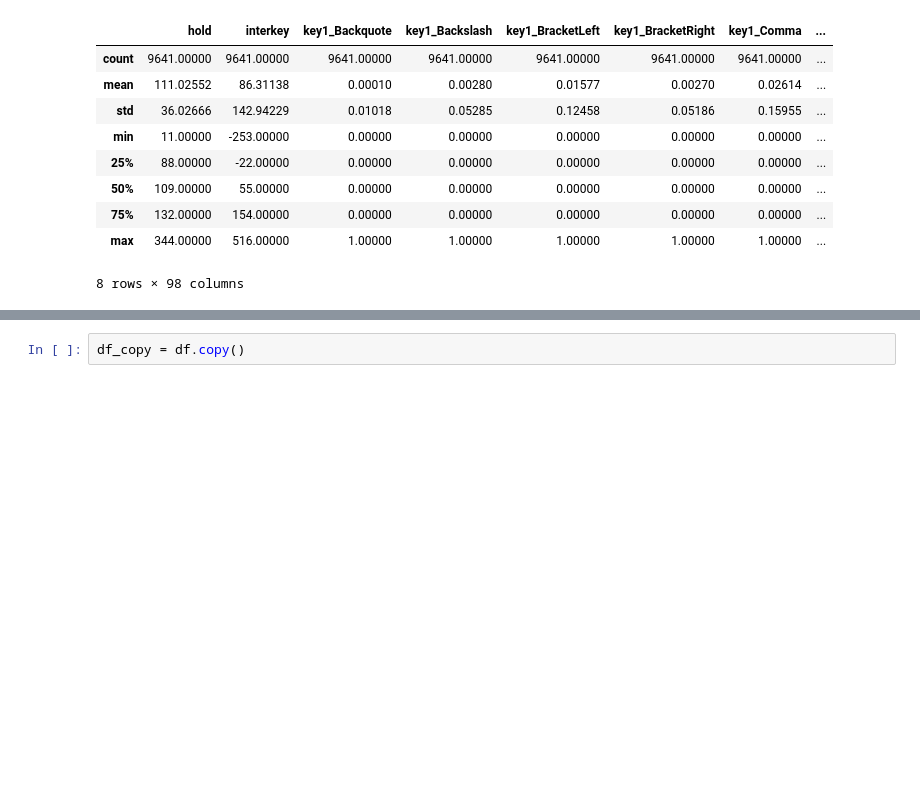
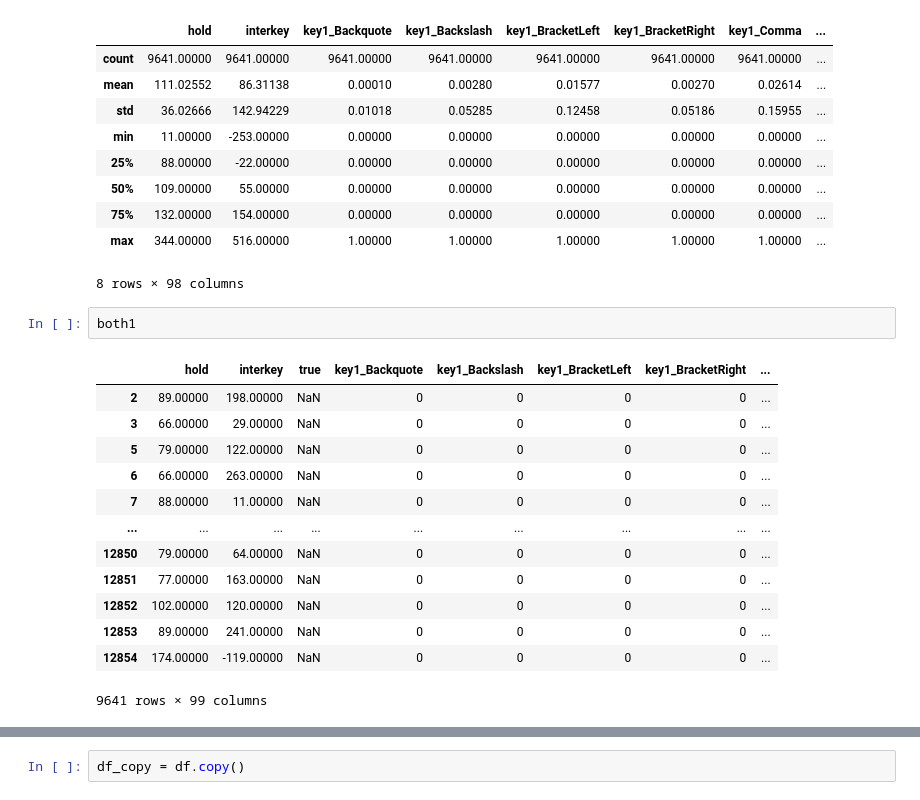
Before and after one commit to andrey13771/profiler, a Jupyter notebook: research/profiler_research.ipynb, the cells around one changed output, grey strips where cells are left out. Saved outputs shown, nothing was run; the diff lists cells and outputs as text; blank space fills up the shorter version.

```diff
--- a/research/profiler_research.ipynb
+++ b/research/profiler_research.ipynb
@@ -333,6 +333,22 @@ both1.describe()
 | 75% | 132.00000 | 154.00000 | 0.00000 | 0.00000 | 0.00000 | 0.00000 | 0.00000 | ... |
 | max | 344.00000 | 516.00000 | 1.00000 | 1.00000 | 1.00000 | 1.00000 | 1.00000 | ... |
 8 rows × 98 columns
+# %%
+both1
+# %% [output]
+|  | hold | interkey | true | key1_Backquote | key1_Backslash | key1_BracketLeft | key1_BracketRight | ... |
+| 2 | 89.00000 | 198.00000 | NaN | 0 | 0 | 0 | 0 | ... |
+| 3 | 66.00000 | 29.00000 | NaN | 0 | 0 | 0 | 0 | ... |
+| 5 | 79.00000 | 122.00000 | NaN | 0 | 0 | 0 | 0 | ... |
+| 6 | 66.00000 | 263.00000 | NaN | 0 | 0 | 0 | 0 | ... |
+| 7 | 88.00000 | 11.00000 | NaN | 0 | 0 | 0 | 0 | ... |
+| ... | ... | ... | ... | ... | ... | ... | ... | ... |
+| 12850 | 79.00000 | 64.00000 | NaN | 0 | 0 | 0 | 0 | ... |
+| 12851 | 77.00000 | 163.00000 | NaN | 0 | 0 | 0 | 0 | ... |
+| 12852 | 102.00000 | 120.00000 | NaN | 0 | 0 | 0 | 0 | ... |
+| 12853 | 89.00000 | 241.00000 | NaN | 0 | 0 | 0 | 0 | ... |
+| 12854 | 174.00000 | -119.00000 | NaN | 0 | 0 | 0 | 0 | ... |
+9641 rows × 99 columns
 # %%
 both_train, both_test = train_test_split(both1.copy(), test_size=0.2, random_state=42)
 both_test['true'] = 1
```
Also changed, not shown: parts of 5 cells of this notebook.
